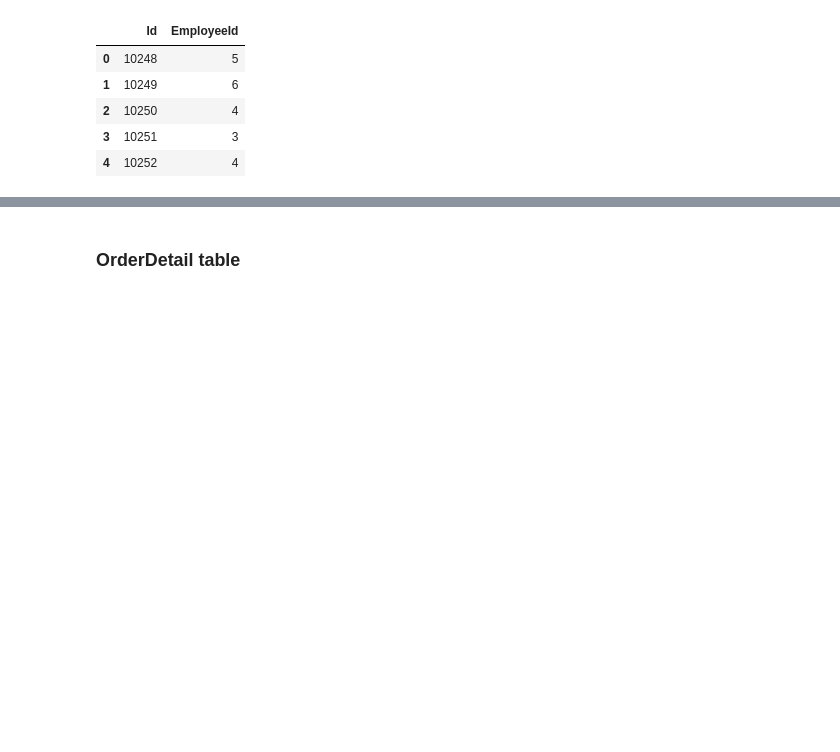
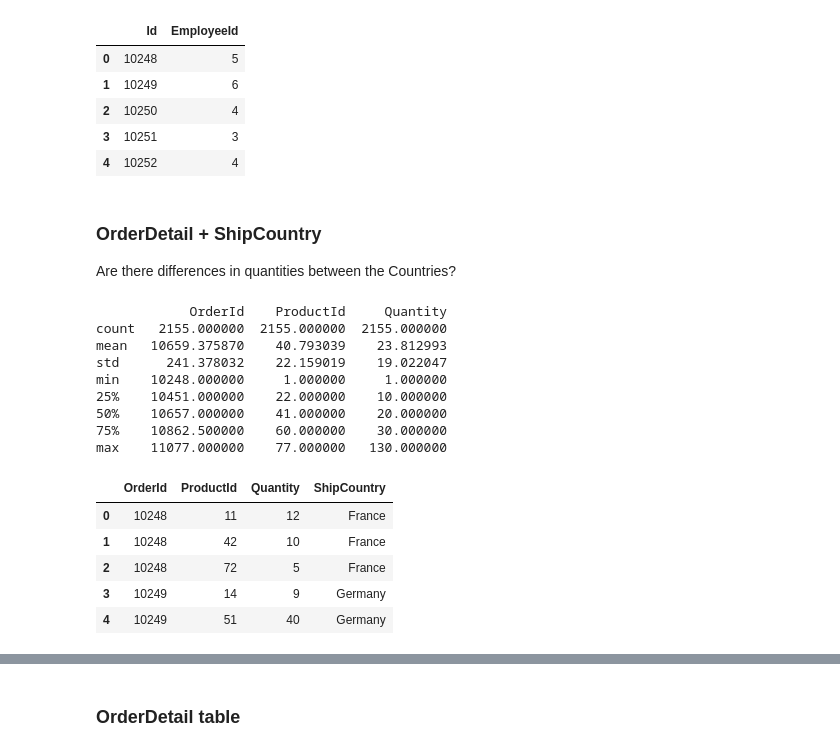
Before and after one commit to lspope/dsc-case-study-hypothesis-testing, a Jupyter notebook: notebooks/eda.ipynb, the cells around one changed output, grey strips where cells are left out. Drawn from its saved outputs; the diff is of its cells as text; code cells hidden in the pictures; blank space fills up the shorter version.

```diff
--- a/notebooks/eda.ipynb
+++ b/notebooks/eda.ipynb
@@ -88,3 +99,32 @@ None
 | 2 | 10250 | 4 |
 | 3 | 10251 | 3 |
 | 4 | 10252 | 4 |
+# %% [markdown]
+### OrderDetail  + ShipCountry
+Are there differences in quantities between the Countries?
+# %%
+dets_and_country_q = """
+            SELECT OrderDetail.OrderId, OrderDetail.ProductId, OrderDetail.Quantity,'Order'.ShipCountry
+            FROM OrderDetail
+            JOIN 'Order' ON OrderDetail.OrderId='Order'.Id
+        """
+
+orderdets_country_df = pd.read_sql(dets_and_country_q, conn)
+print(orderdets_country_df.describe())
+orderdets_country_df.head()
+# %% [output]
+            OrderId    ProductId     Quantity
+count   2155.000000  2155.000000  2155.000000
+mean   10659.375870    40.793039    23.812993
+std      241.378032    22.159019    19.022047
+min    10248.000000     1.000000     1.000000
+25%    10451.000000    22.000000    10.000000
+50%    10657.000000    41.000000    20.000000
+75%    10862.500000    60.000000    30.000000
+max    11077.000000    77.000000   130.000000
+|  | OrderId | ProductId | Quantity | ShipCountry |
+| 0 | 10248 | 11 | 12 | France |
+| 1 | 10248 | 42 | 10 | France |
+| 2 | 10248 | 72 | 5 | France |
+| 3 | 10249 | 14 | 9 | Germany |
+| 4 | 10249 | 51 | 40 | Germany |
```
Also changed, not shown: parts of 3 cells of this notebook, 2 other files.
